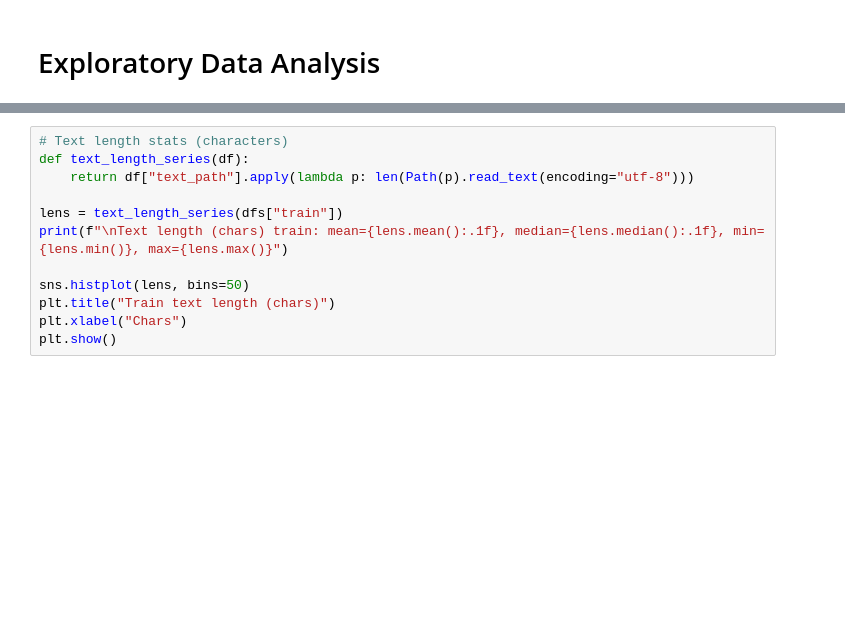
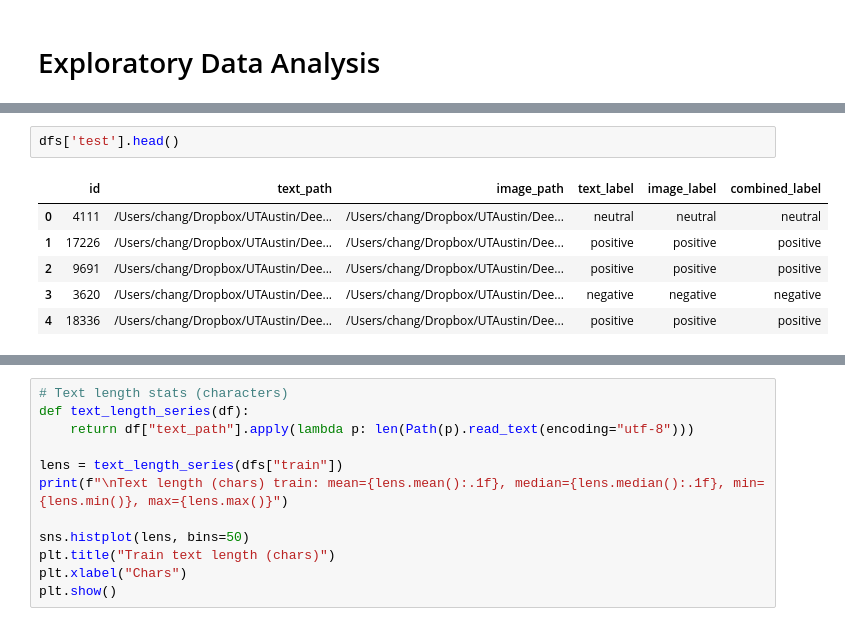
Before and after one commit to cfeng-git/Multimodal-Sentiment-Analysis-with-Image-Text-Data, a Jupyter notebook: notebooks/eda.ipynb, the cells around one changed output, grey strips where cells are left out. Saved outputs shown, nothing was run; the diff lists cells and outputs as text; blank space fills up the shorter version.

```diff
--- a/notebooks/eda.ipynb
+++ b/notebooks/eda.ipynb
@@ -27,3 +42,12 @@ test: 1381 rows, columns: ['id', 'text_path', 'image_path', 'text_label', 'image
+# %%
+dfs['test'].head()
+# %% [output]
+|  | id | text_path | image_path | text_label | image_label | combined_label |
+| 0 | 4111 | /Users/chang/Dropbox/UTAustin/Dee... | /Users/chang/Dropbox/UTAustin/Dee... | neutral | neutral | neutral |
+| 1 | 17226 | /Users/chang/Dropbox/UTAustin/Dee... | /Users/chang/Dropbox/UTAustin/Dee... | positive | positive | positive |
+| 2 | 9691 | /Users/chang/Dropbox/UTAustin/Dee... | /Users/chang/Dropbox/UTAustin/Dee... | positive | positive | positive |
+| 3 | 3620 | /Users/chang/Dropbox/UTAustin/Dee... | /Users/chang/Dropbox/UTAustin/Dee... | negative | negative | negative |
+| 4 | 18336 | /Users/chang/Dropbox/UTAustin/Dee... | /Users/chang/Dropbox/UTAustin/Dee... | positive | positive | positive |
 # %%
 # Class balance (change column based on modality)
 target_col = "combined_label"  # or "text_label" / "image_label"
```
Also changed, not shown: parts of 3 cells of this notebook.
